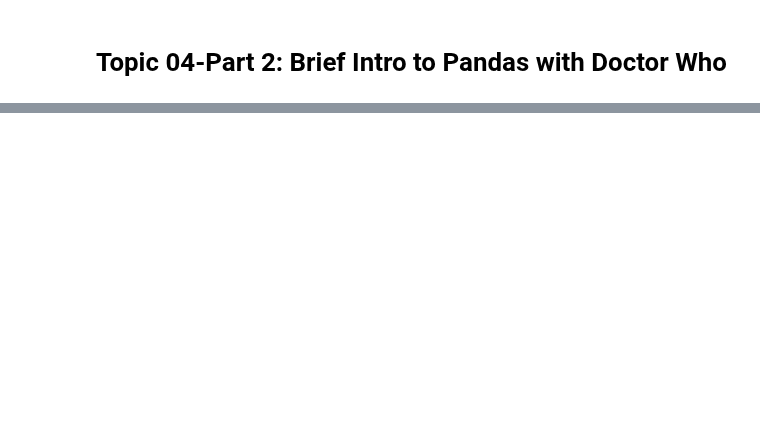
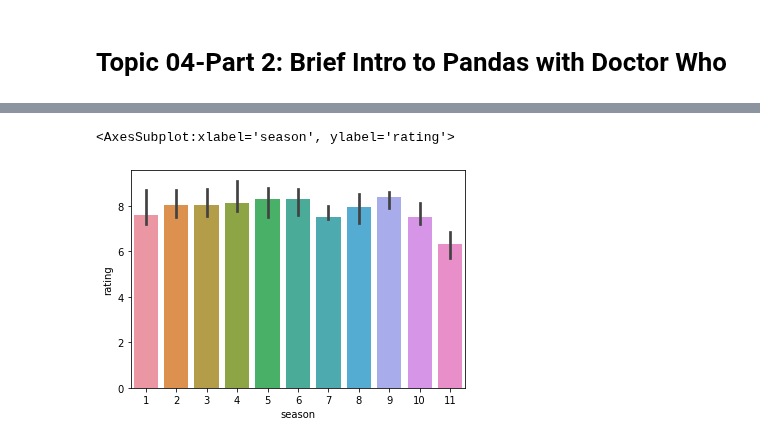
Before and after one commit to flatiron-school/Online-DS-FT-022221-Cohort-Notes, a Jupyter notebook: Phase_1/topic_04_python_libraries/topic_04_pt-2_brief_intro_to_pandas-SG.ipynb, the cells around one changed output, grey strips where cells are left out. Cells and saved outputs as stored; diff of their text form; code cells hidden in the pictures; blank space fills up the shorter version.

```diff
--- a/Phase_1/topic_04_python_libraries/topic_04_pt-2_brief_intro_to_pandas-SG.ipynb
+++ b/Phase_1/topic_04_python_libraries/topic_04_pt-2_brief_intro_to_pandas-SG.ipynb
@@ -36,0 +249,6 @@ import seaborn as sns
+# %%
+## Using seaborn, Plot the average rating for every seasons +/- STD
+sns.barplot(data=df,x='season',y='rating',estimator=np.median)
+# %% [output]
+<AxesSubplot:xlabel='season', ylabel='rating'>
+[figure, added]
```
Also changed, not shown: parts of 38 cells of this notebook, 1 other file.
